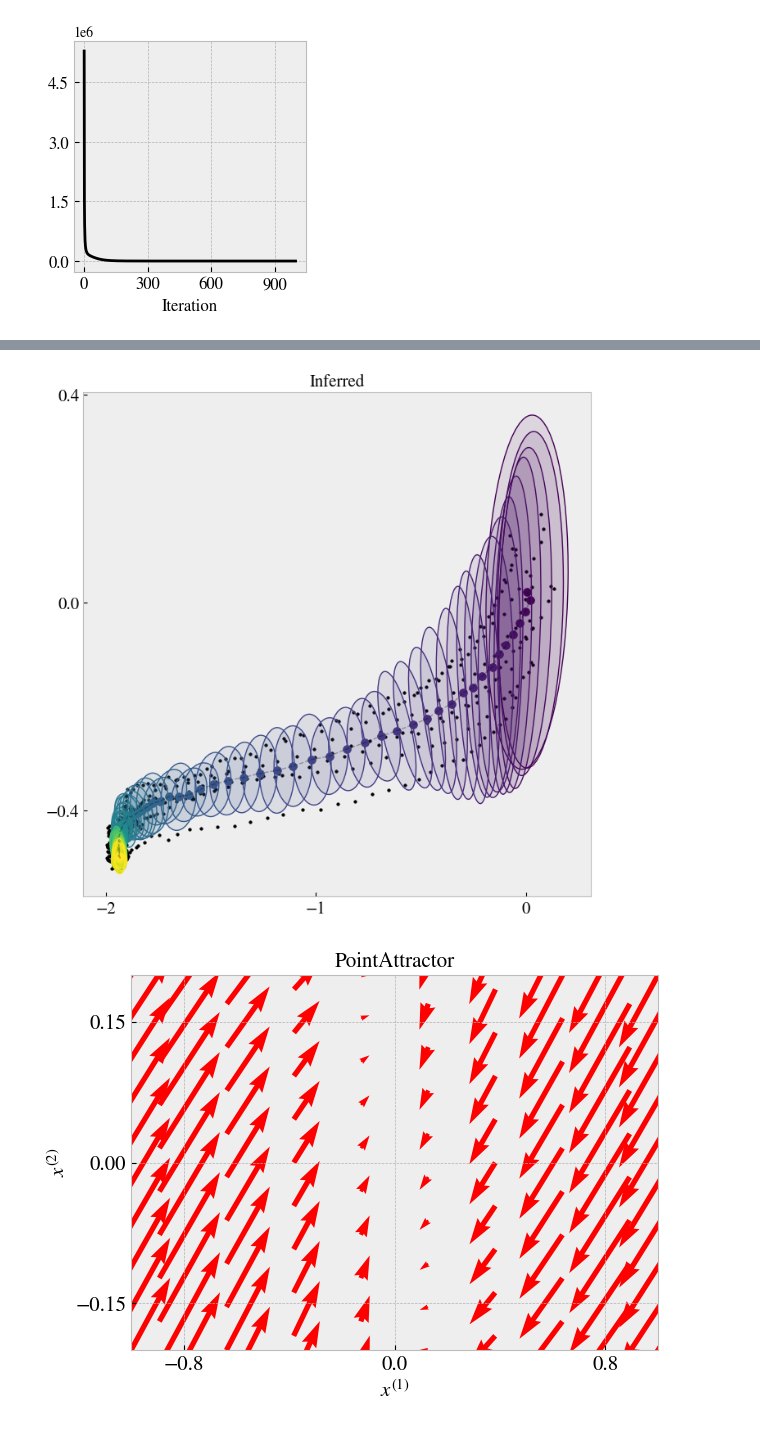
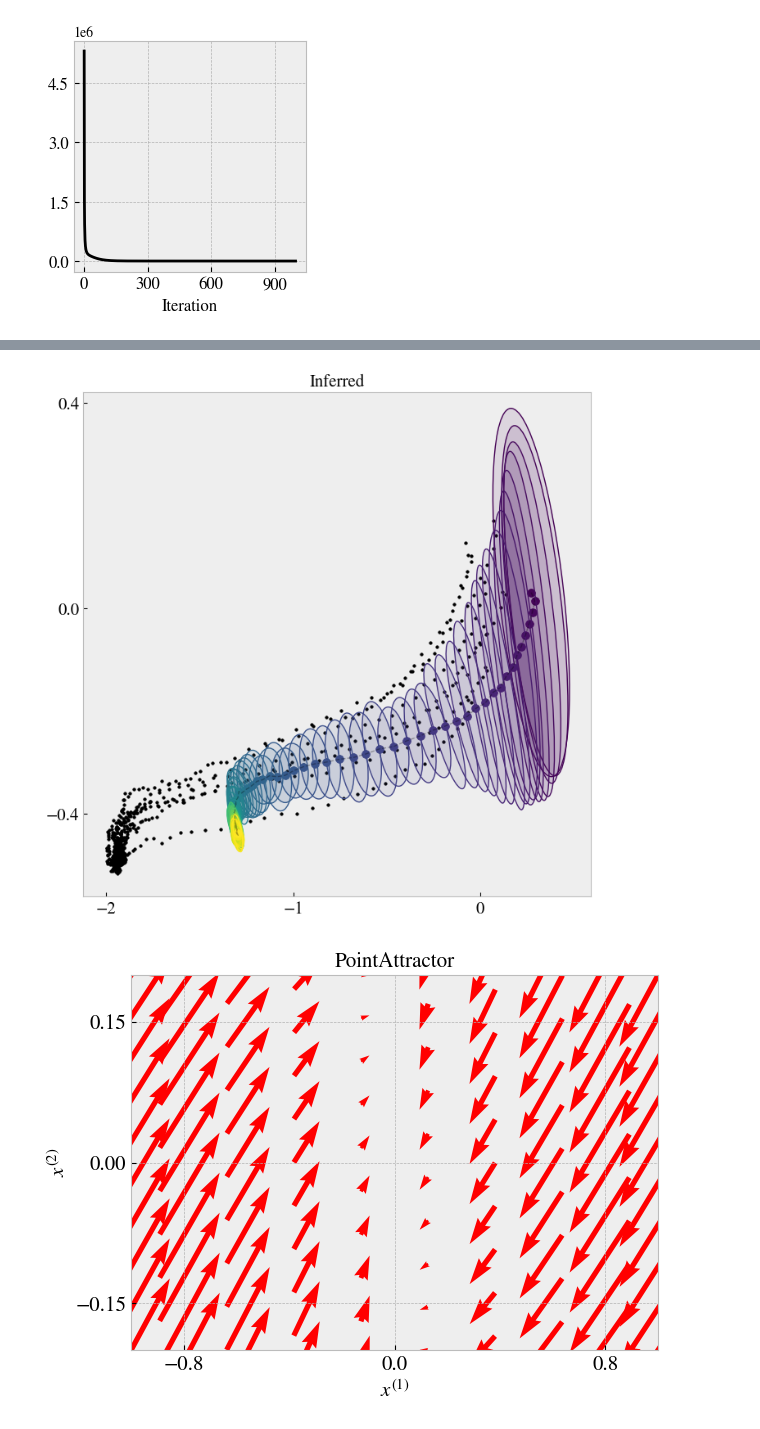
Before and after one commit to neurostatslab/clds, a Jupyter notebook: notebooks/gp_galgali.ipynb, the cells around one changed output, grey strips where cells are left out. Cells and saved outputs as stored; diff of their text form; code cells hidden in the pictures.

Commit message:
Fixed the RNN example, made wGPLDSParams a parameter of the wGPLDS class

```diff
--- a/notebooks/gp_galgali.ipynb
+++ b/notebooks/gp_galgali.ipynb
@@ -133,7 +133,7 @@ gps = {
 
 kA, kb, kL, key = jax.random.split(key,4)
 
-_joint_params = params.ParamsGPLDS(
+joint_params = params.ParamsGPLDS(
     emissions =  params.ParamsEmission(
         Cs = jnp.eye(D),
         ds = jnp.zeros(D)
@@ -143,20 +143,20 @@ _joint_params = params.ParamsGPLDS(
     )
 )
 
-initial = models.InitialCondition(D)
+initial = models.InitialCondition(D=D)
 lds = models.TimeVaryingLDS(D=D,initial=initial)
-emission = models.LinearEmission(D=D,N=N)
-likelihood = models.NormalConditionalLikelihood(N)
+emission = models.LinearEmission(joint_params.emissions,D=D,N=N)
+likelihood = models.NormalConditionalLikelihood(joint_params.likelihood,N)
 joint = models.GPLDS(gps,lds,emission,likelihood)
 
 
-_recognition_params = params.ParamsGP(
+recognition_params = params.ParamsGP(
     As = gps['A'].sample(kA,ts[0][1:]),
     bs = gps['b'].sample(kb,ts[0]),
     Ls = gps['L'].sample(kL,ts[0])
 )
 
-recognition = inference.Delta()
+recognition = inference.Delta(recognition_params)
 # %%
 # Fitting the model using MAP inference and marginal likelihood maximization
 
@@ -183,7 +180,7 @@ visualizations.plot_loss(
 # Inferring latents and model parameters and visualizing the results
 
 i = 0 # trial number
-latents = recognition(recognition_params,ts[i])
+latents = recognition(recognition.params,ts[i])
 
 
 if 'b_train' in dataloader.data:
@@ -207,29 +204,29 @@ if 'b_train' in dataloader.data:
 [figure]
 # %%
-(mus, sigmas), (mus_obs, sigmas_obs) = joint.filter(joint_params,latents=latents)
+(mus, sigmas), (mus_obs, sigmas_obs) = joint.filter(joint.params,stats=(latents.As, latents.bs, latents.Ls))
 
 
 visualizations.visualize_pc(
     mus_obs[:,None],sigmas_obs,
     pc=y,
     linewidth=1,
     titlestr='Inferred',
     save=save,
     file=file+'pc_inferred'
 )
 
 
 visualizations.time_var_dynamics(
     [latents.As[0]-jnp.eye(D)[None]],
     titlestr=model,
     colors=['r'],
     linewidth=.01,
     scale=1.,
     xlim=[-1,1],
     ylim=[-.2,.2],
     save=False,
     file=file+'A'
 )
 # %% [output]
-[figure, old version]
+[figure, new version]
 [figure]
```
Also changed, not shown: parts of 2 cells of this notebook, 6 other files.
